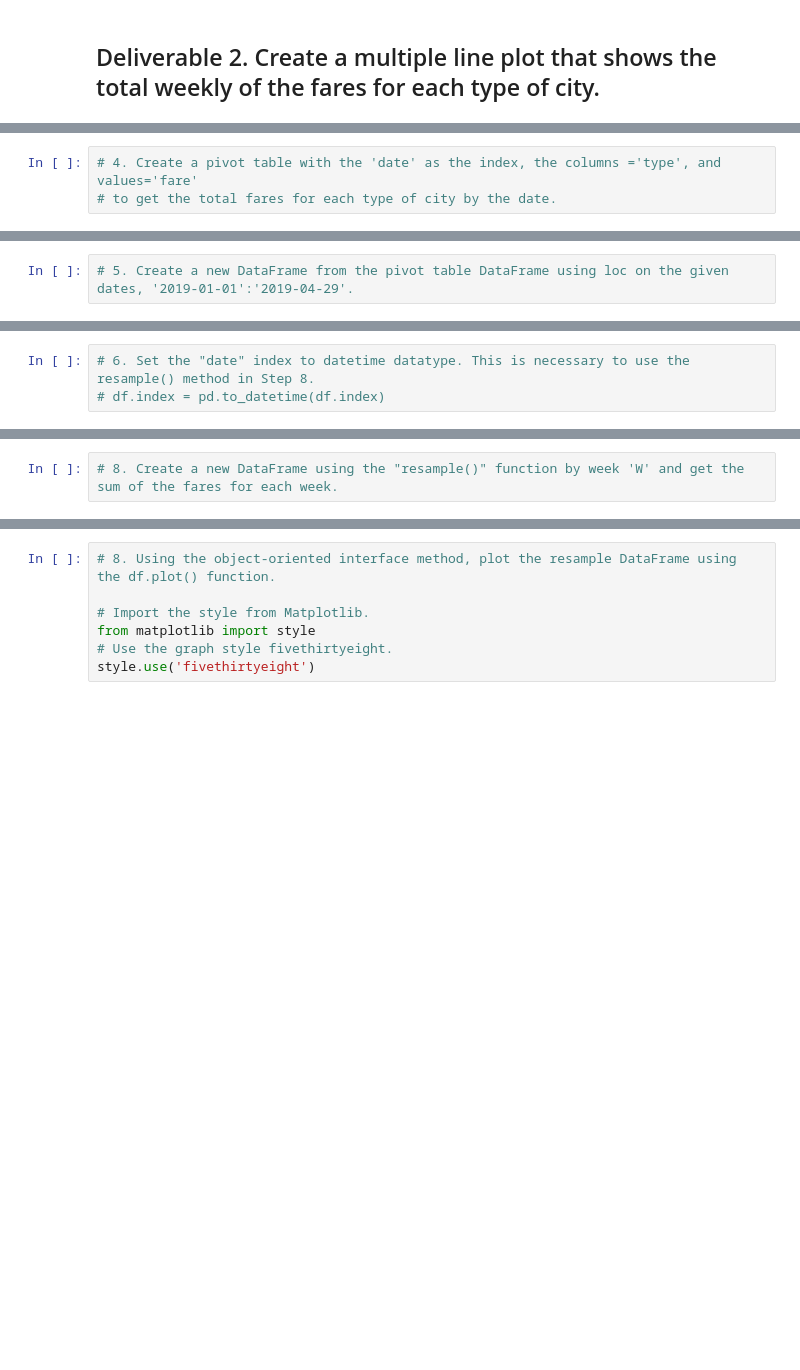
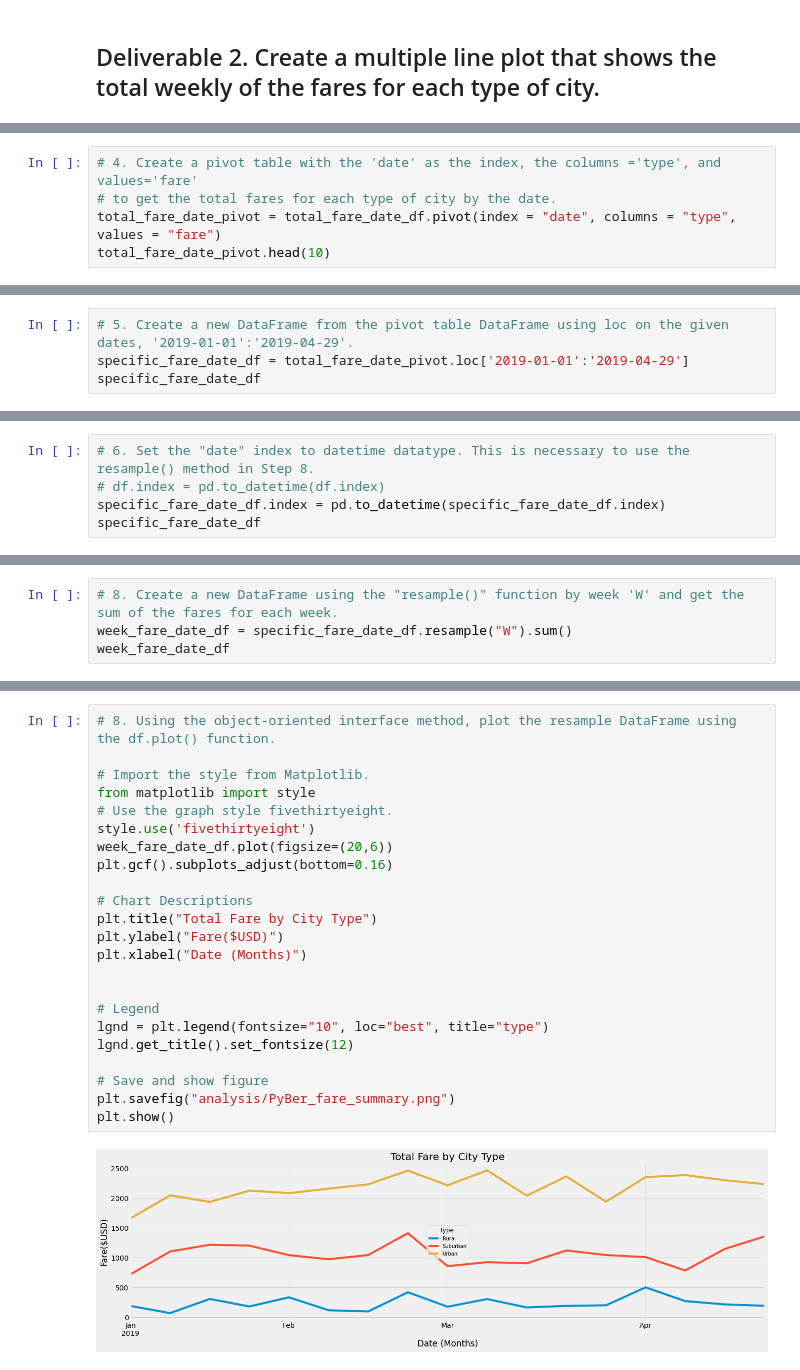
Before and after one commit to mabuckjr/PyBer_Analysis, a Jupyter notebook: PyBer_Challenge.ipynb, the cells around one changed output, grey strips where cells are left out. Saved outputs shown, nothing was run; the diff lists cells and outputs as text; blank space fills up the shorter version.

Commit message:
adding the graph (messed up last time)

```diff
--- a/PyBer_Challenge.ipynb
+++ b/PyBer_Challenge.ipynb
@@ -126,3 +160,5 @@ pyber_summary_df
 # %%
 # 4. Create a pivot table with the 'date' as the index, the columns ='type', and values='fare'
 # to get the total fares for each type of city by the date.
+total_fare_date_pivot = total_fare_date_df.pivot(index = "date", columns = "type", values = "fare")
+total_fare_date_pivot.head(10)
@@ -129,2 +178,4 @@ pyber_summary_df
 # %%
 # 5. Create a new DataFrame from the pivot table DataFrame using loc on the given dates, '2019-01-01':'2019-04-29'.
+specific_fare_date_df = total_fare_date_pivot.loc['2019-01-01':'2019-04-29']
+specific_fare_date_df
@@ -131,3 +197,5 @@ pyber_summary_df
 # %%
 # 6. Set the "date" index to datetime datatype. This is necessary to use the resample() method in Step 8.
 # df.index = pd.to_datetime(df.index)
+specific_fare_date_df.index = pd.to_datetime(specific_fare_date_df.index)
+specific_fare_date_df
@@ -136,2 +231,4 @@ pyber_summary_df
 # %%
 # 8. Create a new DataFrame using the "resample()" function by week 'W' and get the sum of the fares for each week.
+week_fare_date_df = specific_fare_date_df.resample("W").sum()
+week_fare_date_df
@@ -138,7 +255,25 @@ pyber_summary_df
 # %%
 # 8. Using the object-oriented interface method, plot the resample DataFrame using the df.plot() function.
 
 # Import the style from Matplotlib.
 from matplotlib import style
 # Use the graph style fivethirtyeight.
 style.use('fivethirtyeight')
+week_fare_date_df.plot(figsize=(20,6))
+plt.gcf().subplots_adjust(bottom=0.16)
+
+# Chart Descriptions
+plt.title("Total Fare by City Type")
+plt.ylabel("Fare($USD)")
+plt.xlabel("Date (Months)")
+
+
+# Legend
+lgnd = plt.legend(fontsize="10", loc="best", title="type")
+lgnd.get_title().set_fontsize(12)
+
+# Save and show figure
+plt.savefig("analysis/PyBer_fare_summary.png")
+plt.show()
+# %% [output]
+[figure, added]
```
Also changed, not shown: parts of 8 cells of this notebook, 1 other file.
